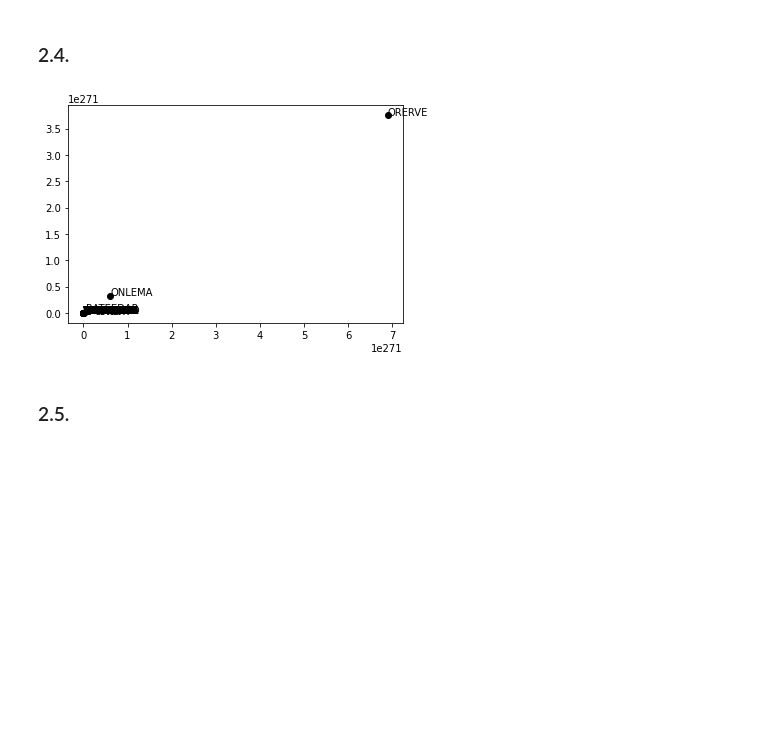
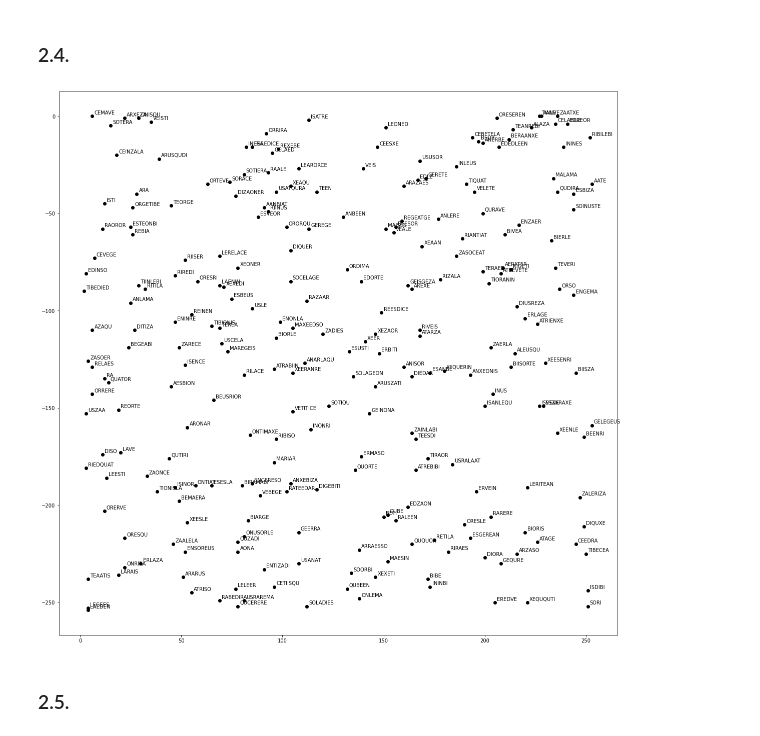
Before and after one commit to vahtyah/PythonPracticalSemester3, a Jupyter notebook: PythonSemester3.ipynb, the cells around one changed output. Cells and saved outputs as stored; diff of their text form; code cells hidden in the pictures; blank space fills up the shorter version.

```diff
--- a/PythonSemester3.ipynb
+++ b/PythonSemester3.ipynb
@@ -1605,8 +1605,8 @@ def makesystem(s):
     thissys = plansys()
     longnameflag = s.w0 & 64
 
-    thissys.x = s.w1 >> 8
-    thissys.y = s.w0 >> 8
+    thissys.x = (s.w1 >> 8) & 0xff
+    thissys.y = (s.w0 >> 8) & 0xff
 
     thissys.govtype = (s.w1 >> 3) & 7
 
@@ -1653,36 +1653,37 @@ def buildgalaxy(galaxynum):
     seed = seedtype(base0, base1, base2)
     while galcount < galaxynum:
         nextgalaxy(seed)
         galcount += 1
     for syscount in range(galsize):
         galaxy[syscount] = makesystem(seed)
 
 base0 = 0x5A4A
 base1 = 0x0248
 base2 = 0xB753
 
 def rotatel(x):
     temp = x & 128
     return (2 * (x & 127)) + (temp >> 7)
 
 
 def twist(x):
     return (256 * rotatel(x >> 8)) + rotatel(x & 255)
 
 
 def nextgalaxy(s):
     s.w0 = twist(s.w0)
     s.w1 = twist(s.w1)
     s.w2 = twist(s.w2)
 
 buildgalaxy(1)
+fig = plt.figure(figsize=(20, 20))
 for k in galaxy:
-  plt.scatter(k.x, k.y, color='black')
-  plt.text(k.x + 0.01, k.y, k.name)
+  plt.scatter(k.x, -(k.y), color='black')
+  plt.text(k.x + 1, -k.y + 1, k.name)
 # Hiển thị biểu đồ
 plt.show()
 # %% [output]
-[figure, old version]
+[figure, new version]
 # %% [markdown]
 ### 2.5.
 # %%
```
Also changed, not shown: parts of 12 cells of this notebook.
